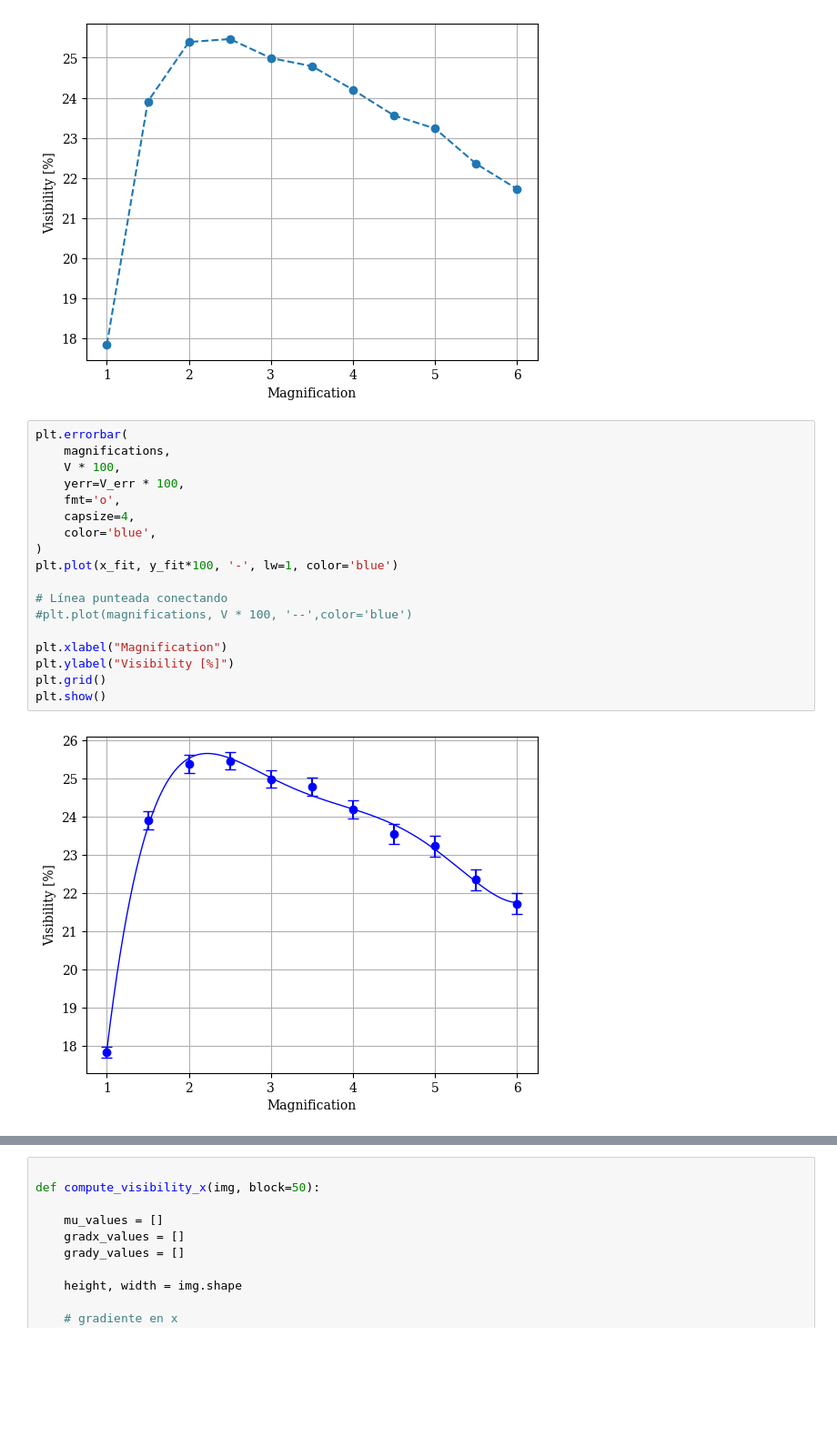
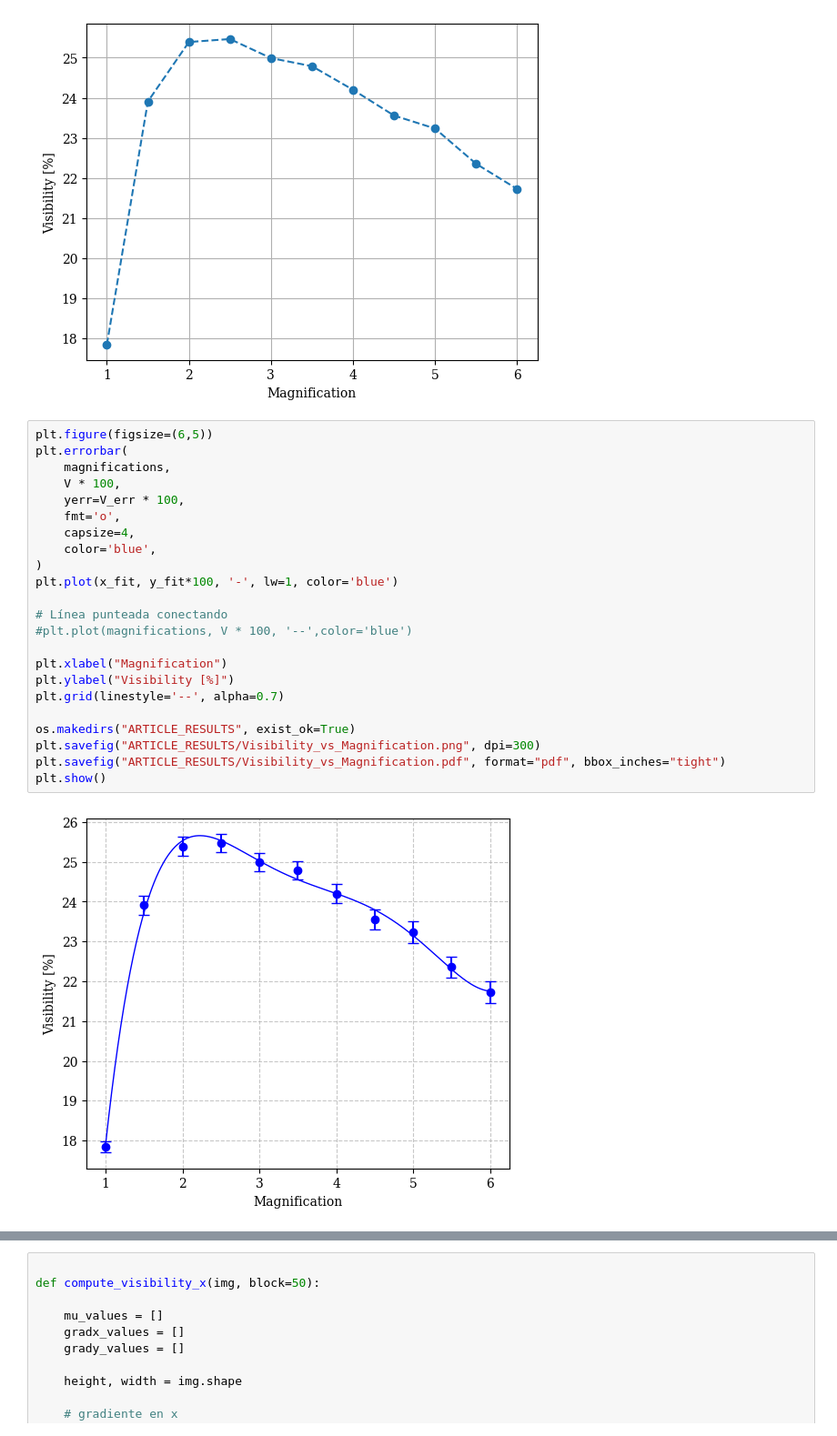
Before and after one commit to roshak1197/FSZ_Study, a Jupyter notebook: Vis_plot.ipynb, the cells around one changed output, grey strips where cells are left out. Shown at 91% size. Cells and saved outputs as stored; diff of their text form; blank space fills up the shorter version.

```diff
--- a/Vis_plot.ipynb
+++ b/Vis_plot.ipynb
@@ -111,22 +111,27 @@ plt.show()
 # %% [output]
 [figure]
 # %%
+plt.figure(figsize=(6,5))
 plt.errorbar(
     magnifications,
     V * 100,
     yerr=V_err * 100,
     fmt='o',
     capsize=4,
     color='blue',
 )
 plt.plot(x_fit, y_fit*100, '-', lw=1, color='blue')
 
 # Línea punteada conectando
 #plt.plot(magnifications, V * 100, '--',color='blue')
 
 plt.xlabel("Magnification")
 plt.ylabel("Visibility [%]")
-plt.grid()
+plt.grid(linestyle='--', alpha=0.7)
+
+os.makedirs("ARTICLE_RESULTS", exist_ok=True)
+plt.savefig("ARTICLE_RESULTS/Visibility_vs_Magnification.png", dpi=300)
+plt.savefig("ARTICLE_RESULTS/Visibility_vs_Magnification.pdf", format="pdf", bbox_inches="tight")
 plt.show()
 # %% [output]
-[figure, old version]
+[figure, new version]
```
Also changed, not shown: parts of 8 cells of this notebook, 6 other files.
